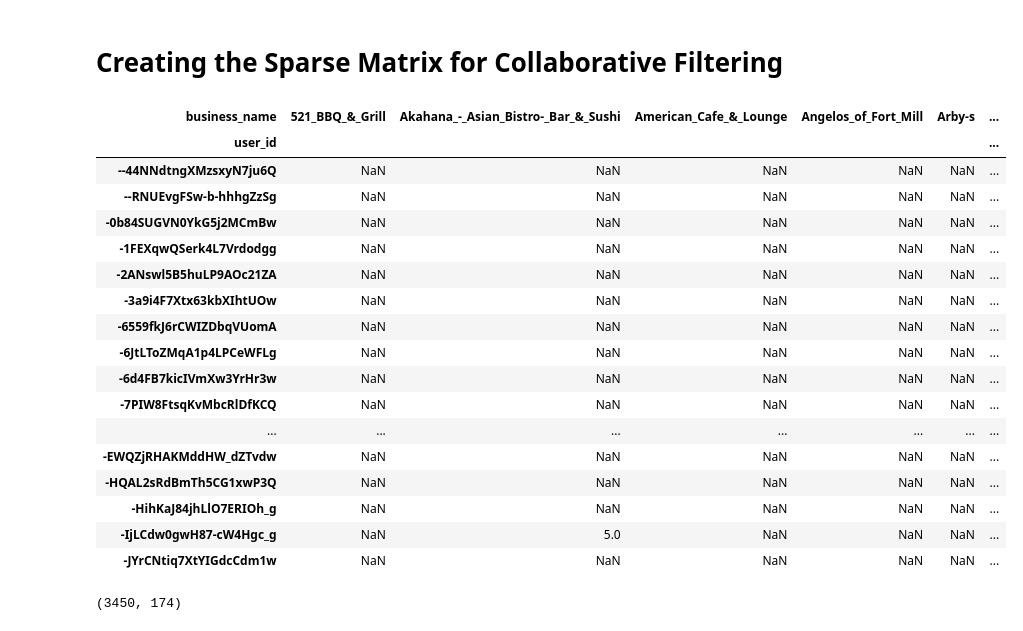
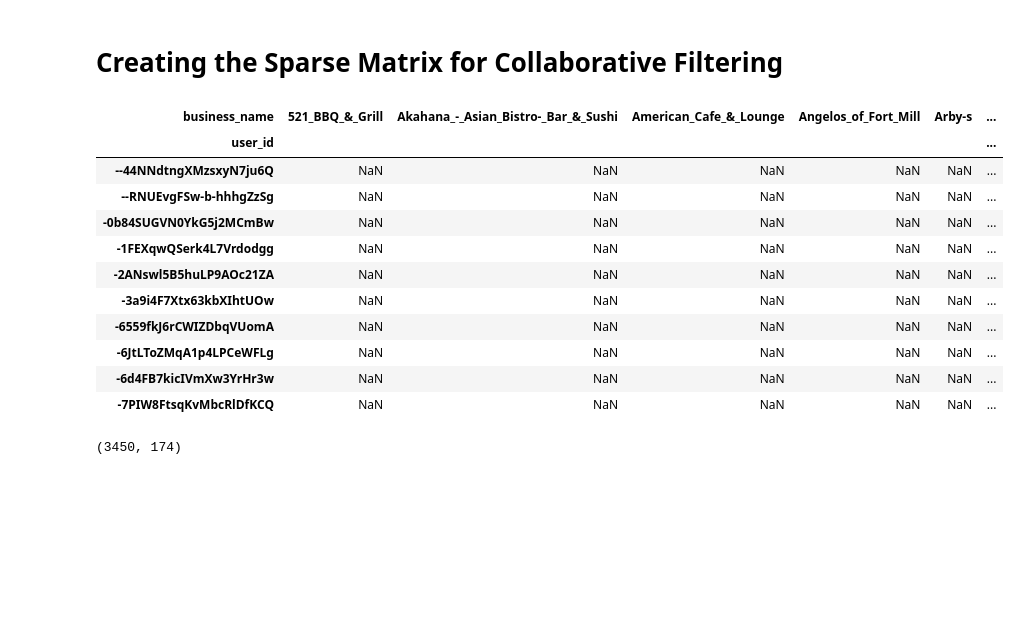
Before and after one commit to Ajinth/Recommender-System, a Jupyter notebook: Code/Yelp_Recommender_System.ipynb, the cells around one changed output. Cells and saved outputs as stored; diff of their text form; code cells hidden in the pictures; blank space fills up the shorter version.

```diff
--- a/Code/Yelp_Recommender_System.ipynb
+++ b/Code/Yelp_Recommender_System.ipynb
@@ -626,26 +626,20 @@ sparse_m.columns = sparse_m.columns.str.replace("'", '-')
 sparse_m.columns = sparse_m.columns.str.replace(",", '-')
 # %%
 '''Reviewing the first 20 columns in the sparse matrix'''
-sparse_m.head(20)
+sparse_m.head(10)
 # %% [output]
 | business_name | 521_BBQ_&_Grill | Akahana_-_Asian_Bistro-_Bar_&_Sushi | American_Cafe_&_Lounge | Angelos_of_Fort_Mill | Arby-s | ... |
 | user_id |  |  |  |  |  | ... |
 | --44NNdtngXMzsxyN7ju6Q | NaN | NaN | NaN | NaN | NaN | ... |
 | --RNUEvgFSw-b-hhhgZzSg | NaN | NaN | NaN | NaN | NaN | ... |
 | -0b84SUGVN0YkG5j2MCmBw | NaN | NaN | NaN | NaN | NaN | ... |
 | -1FEXqwQSerk4L7Vrdodgg | NaN | NaN | NaN | NaN | NaN | ... |
 | -2ANswl5B5huLP9AOc21ZA | NaN | NaN | NaN | NaN | NaN | ... |
 | -3a9i4F7Xtx63kbXIhtUOw | NaN | NaN | NaN | NaN | NaN | ... |
 | -6559fkJ6rCWIZDbqVUomA | NaN | NaN | NaN | NaN | NaN | ... |
 | -6JtLToZMqA1p4LPCeWFLg | NaN | NaN | NaN | NaN | NaN | ... |
 | -6d4FB7kicIVmXw3YrHr3w | NaN | NaN | NaN | NaN | NaN | ... |
 | -7PIW8FtsqKvMbcRlDfKCQ | NaN | NaN | NaN | NaN | NaN | ... |
-| ... | ... | ... | ... | ... | ... | ... |
-| -EWQZjRHAKMddHW_dZTvdw | NaN | NaN | NaN | NaN | NaN | ... |
-| -HQAL2sRdBmTh5CG1xwP3Q | NaN | NaN | NaN | NaN | NaN | ... |
-| -HihKaJ84jhLlO7ERIOh_g | NaN | NaN | NaN | NaN | NaN | ... |
-| -IjLCdw0gwH87-cW4Hgc_g | NaN | 5.0 | NaN | NaN | NaN | ... |
-| -JYrCNtiq7XtYIGdcCdm1w | NaN | NaN | NaN | NaN | NaN | ... |
 # %%
 sparse_m.shape
 # %% [output]
```
Also changed, not shown: parts of 24 cells of this notebook.
